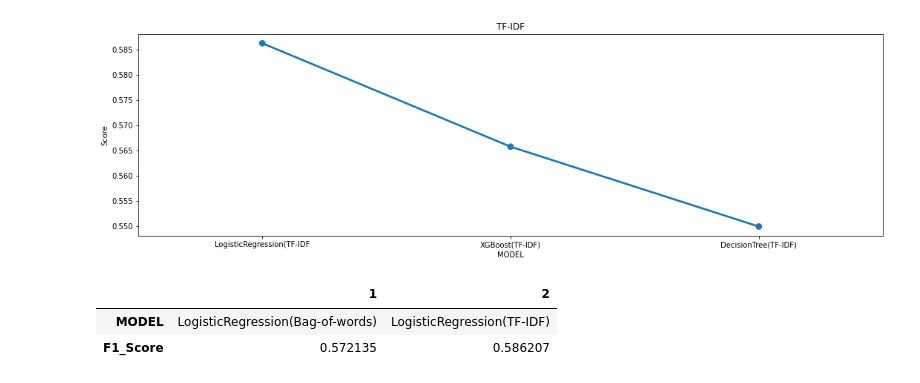
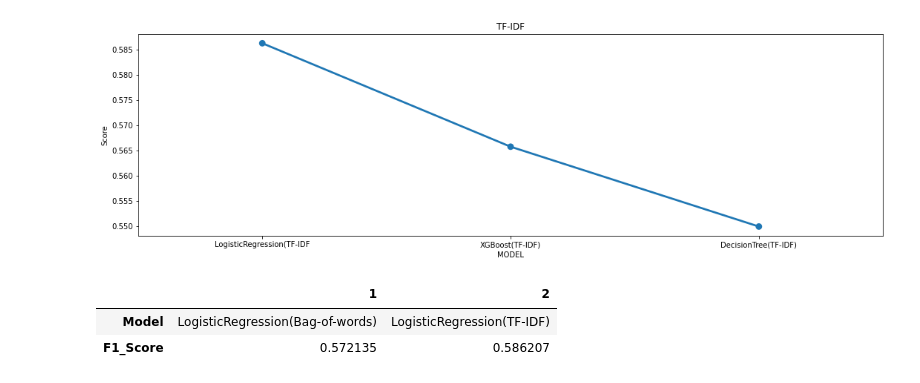
Before and after one commit to sunnylistax25/SentimentAnalysis, a Jupyter notebook: SentimentAnalysis.ipynb, the cells around one changed output. Cells and saved outputs as stored; diff of their text form; code cells hidden in the pictures.

```diff
--- a/SentimentAnalysis.ipynb
+++ b/SentimentAnalysis.ipynb
@@ -768,13 +768,13 @@ plt.show()
 # %%
 algo_best = ['LogisticRegression(Bag-of-words)', 'LogisticRegression(TF-IDF)']
 
 score_best = [log_bow, log_tfidf]
 
-compare_best = pd.DataFrame({'MODEL': algo_best, 'F1_Score': score_best},
+compare_best = pd.DataFrame({'Model': algo_best, 'F1_Score': score_best},
                             index=[i for i in range(1,3)])
 
 compare_best.T
 # %% [output]
 |  | 1 | 2 |
-| MODEL | LogisticRegression(Bag-of-words) | LogisticRegression(TF-IDF) |
+| Model | LogisticRegression(Bag-of-words) | LogisticRegression(TF-IDF) |
 | F1_Score | 0.572135 | 0.586207 |
```
Also changed, not shown: parts of 5 cells of this notebook.
